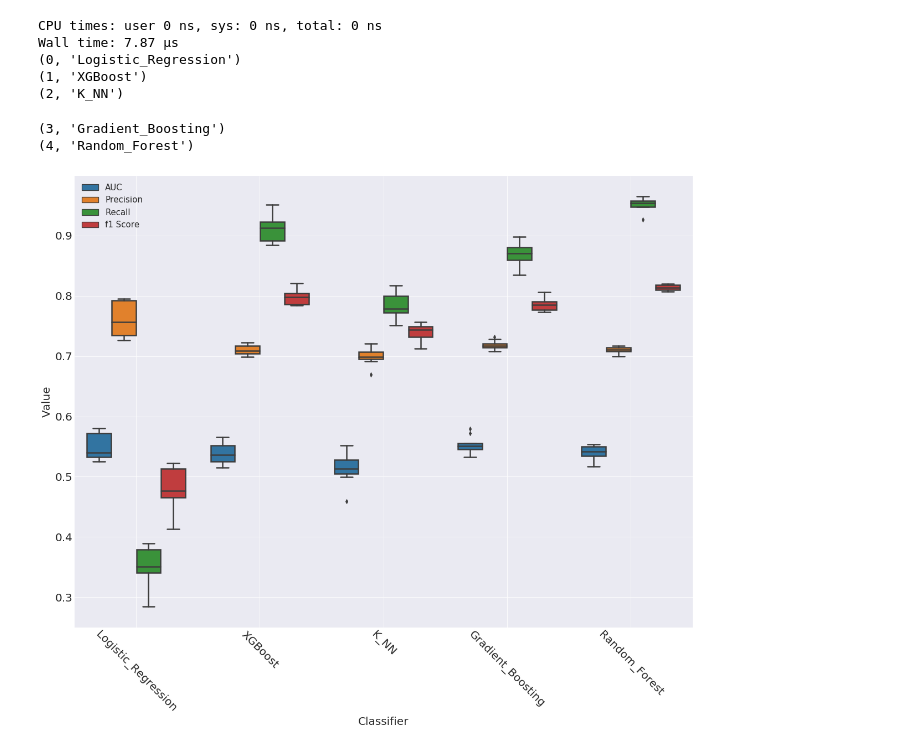
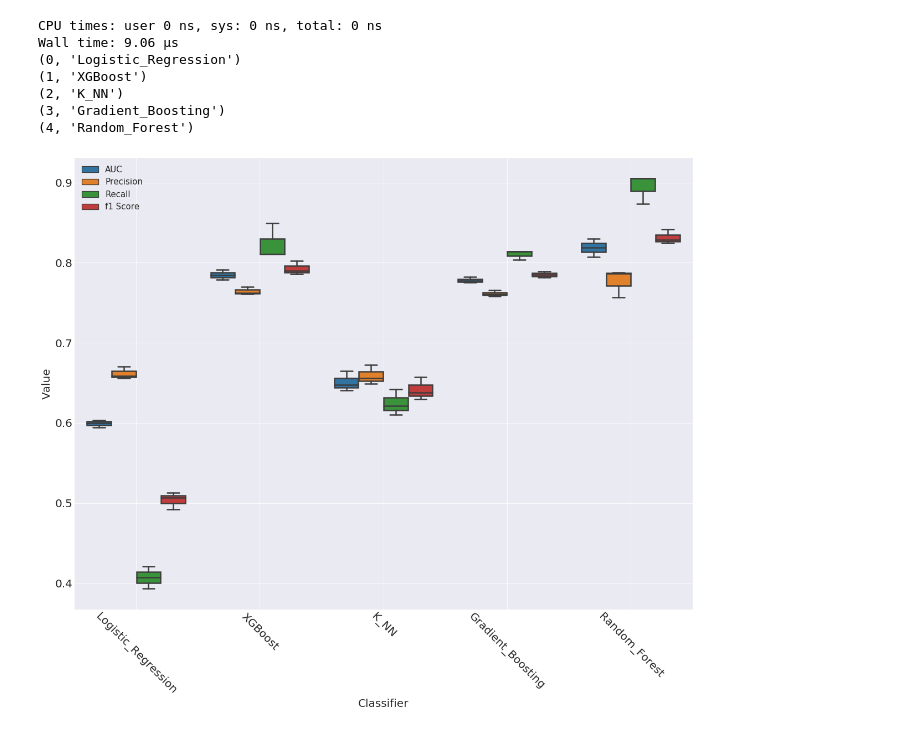
Before and after one commit to peppescavo/case_study_1, a Jupyter notebook: 3_testing_models.ipynb, the cells around one changed output. Saved outputs shown, nothing was run; the diff lists cells and outputs as text; code cells hidden in the pictures.

Commit message:
Tuning Random Forest

```diff
--- a/3_testing_models.ipynb
+++ b/3_testing_models.ipynb
@@ -40,8 +40,12 @@ classifier_dc = {
         max_iter= 10000),
 
     'Random_Forest': RandomForestClassifier(
-        n_estimators=1000,
-        class_weight='balanced'),
+        n_estimators=2250,
+        max_depth=21,
+        min_samples_split=2,
+        min_samples_leaf=1,
+        class_weight='balanced',
+        max_features=6),
 
     'Gradient_Boosting': GradientBoostingClassifier(
         max_depth=5),
@@ -52,20 +56,20 @@ classifier_dc = {
 
     'XGBoost': XGBClassifier(
         eta = 0.01,
-        max_depth=1,
+        max_depth=9,
         base_score=0.5,
-        subsample=0.8,
-        colsample_bytree=0.8,
-        gamma=1,
-        min_child_weight= 12,
-        n_estimators=319,
+        subsample=0.7,
+        colsample_bytree=0.7,
+        gamma=.3,
+        min_child_weight= 8,
+        n_estimators=127,
         n_jobs=-1,
         nthread=None,
         objective = 'binary:logistic',
         eval_metric ='auc')
 }
 
-n_trials = 9
+n_trials = 5
 test_size_rt = 0.2
 
 score_ls = []
@@ -95,12 +99,12 @@ for ic, (cl_name, Classifier) in enumerate(classifier_dc.items()):
         score_ls.append([cl_name, F1,'f1 Score'])
 # %% [output]
 CPU times: user 0 ns, sys: 0 ns, total: 0 ns
-Wall time: 7.87 µs
+Wall time: 9.06 µs
 (0, 'Logistic_Regression')
 (1, 'XGBoost')
 (2, 'K_NN')
+(3, 'Gradient_Boosting')
+(4, 'Random_Forest')
-(3, 'Gradient_Boosting')
-(4, 'Random_Forest')
 # %%
 metrics_df = pd.DataFrame(score_ls, columns=['Classifier','Score','Score_type'])
 # %%
@@ -112,5 +116,14 @@ plt.tick_params(labelsize=20)
 plt.xticks(rotation= -45)
 plt.legend(fontsize=(15))
 plt.grid(True)
-# %% [output]
-[figure, removed]
+# %%
+plt.figure(figsize=(20,15))
+ax = sns.boxplot(x="Classifier", y="Score", hue="Score_type", data=metrics_df, linewidth=2.5)
+ax.set_xlabel("Classifier",fontsize=20)
+ax.set_ylabel("Value",fontsize=20)
+plt.tick_params(labelsize=20)
+plt.xticks(rotation= -45)
+plt.legend(fontsize=(15))
+plt.grid(True)
+# %% [output]
+[figure, added]
```
Also changed, not shown: 10 other files.
